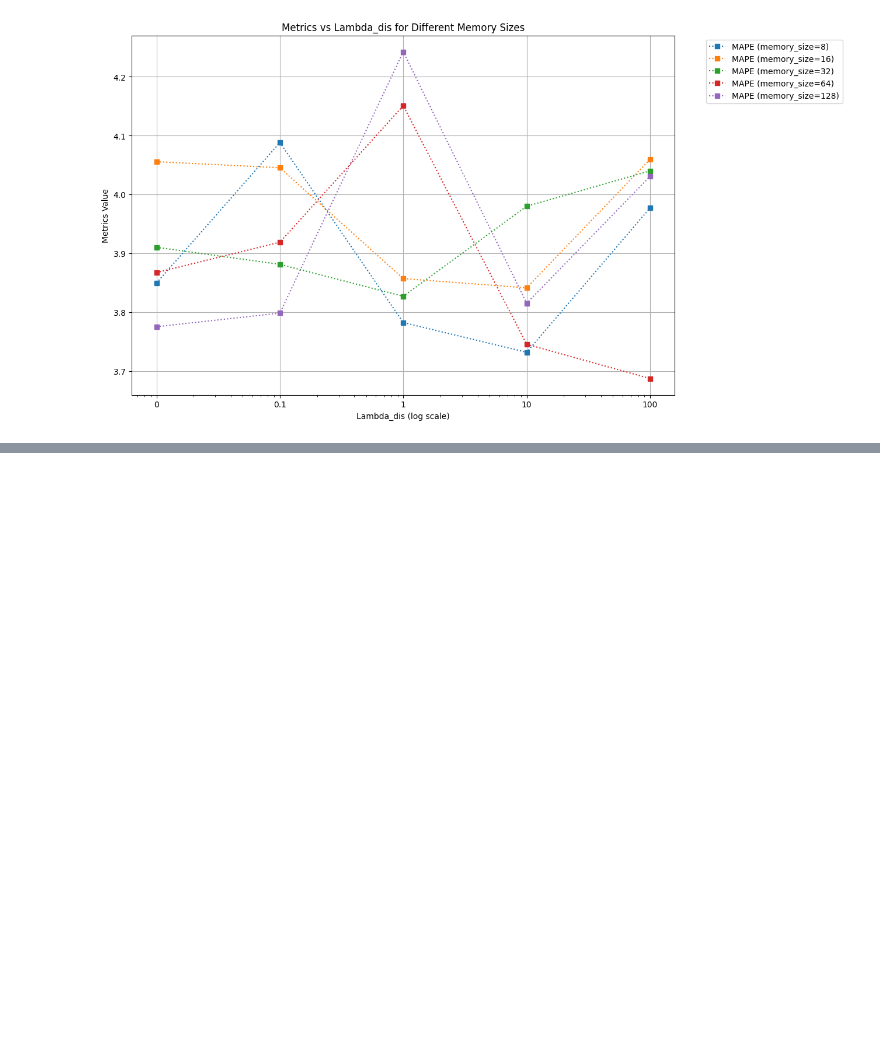
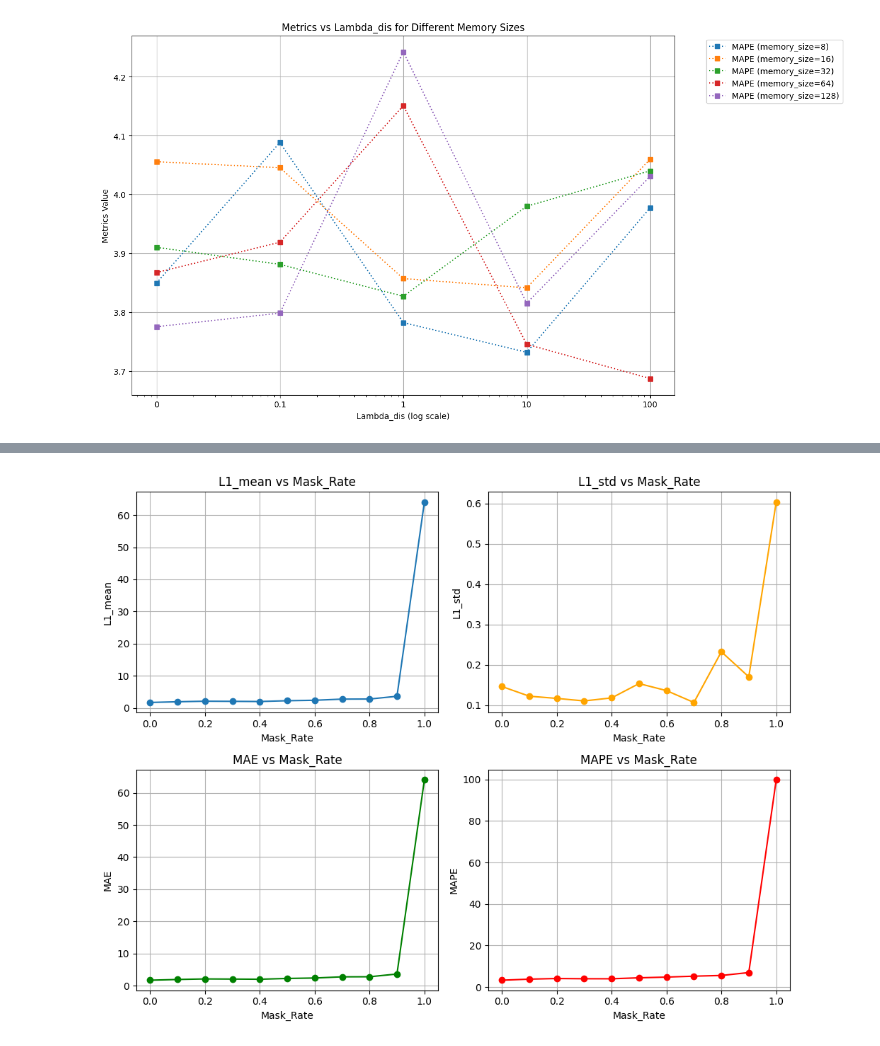
Before and after one commit to Shintaro0105/STdata_prediction, a Jupyter notebook: src/LGnet/graph.ipynb, the cells around one changed output, grey strips where cells are left out. Saved outputs shown, nothing was run; the diff lists cells and outputs as text; code cells hidden in the pictures; blank space fills up the shorter version.

```diff
--- a/src/LGnet/graph.ipynb
+++ b/src/LGnet/graph.ipynb
@@ -282,0 +341,48 @@ plt.show()
+# %%
+import matplotlib.pyplot as plt
+import pandas as pd
+import numpy as np
+
+data = '/workspaces/STdata_prediction/src/LGnet/output/missrate_BAY_8_8_01.csv'
+
+df = pd.read_csv(data)
+
+# Plot each metric against Mask_Rate
+plt.figure(figsize=(10, 8))
+
+# Plot L1_mean
+plt.subplot(2, 2, 1)
+plt.plot(df['Mask_Rate'], df['L1_mean'], marker='o', label='L1_mean')
+plt.title('L1_mean vs Mask_Rate')
+plt.xlabel('Mask_Rate')
+plt.ylabel('L1_mean')
+plt.grid(True)
+
+# Plot L1_std
+plt.subplot(2, 2, 2)
+plt.plot(df['Mask_Rate'], df['L1_std'], marker='o', label='L1_std', color='orange')
+plt.title('L1_std vs Mask_Rate')
+plt.xlabel('Mask_Rate')
+plt.ylabel('L1_std')
+plt.grid(True)
+
+# Plot MAE
+plt.subplot(2, 2, 3)
+plt.plot(df['Mask_Rate'], df['MAE'], marker='o', label='MAE', color='green')
+plt.title('MAE vs Mask_Rate')
+plt.xlabel('Mask_Rate')
+plt.ylabel('MAE')
+plt.grid(True)
+
+# Plot MAPE
+plt.subplot(2, 2, 4)
+plt.plot(df['Mask_Rate'], df['MAPE'], marker='o', label='MAPE', color='red')
+plt.title('MAPE vs Mask_Rate')
+plt.xlabel('Mask_Rate')
+plt.ylabel('MAPE')
+plt.grid(True)
+
+plt.tight_layout()
+plt.show()
+# %% [output]
+[figure, added]
```
Also changed, not shown: parts of 2 cells of this notebook, 2 other files.
